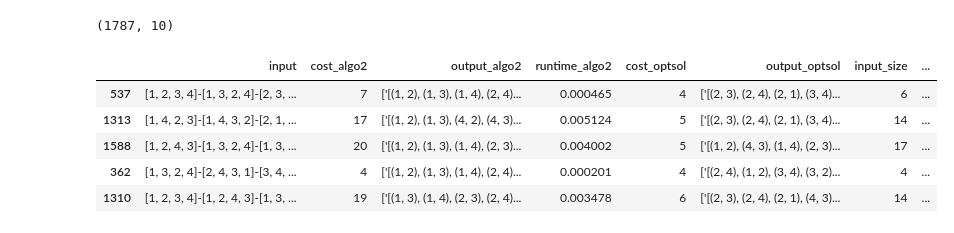
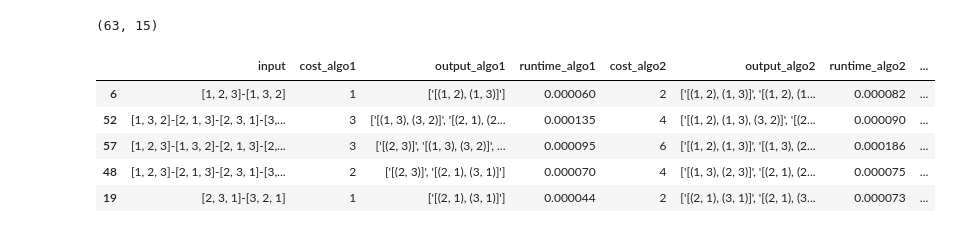
Before and after one commit to cjgsongsong/cs199aclthesis, a Jupyter notebook: analysis.ipynb, the cells around one changed output. Drawn from its saved outputs; the diff is of its cells as text; code cells hidden in the pictures.

```diff
--- a/analysis.ipynb
+++ b/analysis.ipynb
@@ -3,9 +3,15 @@ import matplotlib.pyplot as plt
 import numpy as np
 import pandas as pd
 
-#algo1 = pd.read_csv('results/algo1.csv')
+algo1 = pd.read_csv('results/algo1.csv')
 algo2 = pd.read_csv('results/algo2.csv')
 optsol = pd.read_csv('results/optsol.csv')
 
 pd.set_option('display.max_columns', None)
 pd.set_option('max_colwidth', None)
+# %%
+results = pd.merge(algo1, algo2, how='outer')
+results = pd.merge(results, optsol, how='outer')
+
+print(results.shape)
+results.sample(n=5)
@@ -12,21 +26,19 @@ pd.set_option('max_colwidth', None)
 # %%
-results = pd.merge(algo2, optsol, how='outer')
-
 results['input_size'] = results['input'].map(lambda x: x.count('-') + 1)
 results['vertex_count'] = results['input'].map(lambda x: x.split('-')[0].count(',') + 1)
 
-keywords = ['algo2', 'optsol']
+keywords = ['algo1', 'algo2', 'optsol']
 for keyword in keywords:
     results[f'num_rel_{keyword}'] = results[f'output_{keyword}'].map(lambda x: x.count('('))
 
 print(results.shape)
 results.sample(n=5)
 # %% [output]
-(1787, 10)
+(63, 15)
-|  | input | cost_algo2 | output_algo2 | runtime_algo2 | cost_optsol | output_optsol | input_size | ... |
-| 537 | [1, 2, 3, 4]-[1, 3, 2, 4]-[2, 3, ... | 7 | ['[(1, 2), (1, 3), (1, 4), (2, 4)... | 0.000465 | 4 | ['[(2, 3), (2, 4), (2, 1), (3, 4)... | 6 | ... |
-| 1313 | [1, 4, 2, 3]-[1, 4, 3, 2]-[2, 1, ... | 17 | ['[(1, 2), (1, 3), (4, 2), (4, 3)... | 0.005124 | 5 | ['[(2, 3), (2, 4), (2, 1), (3, 4)... | 14 | ... |
-| 1588 | [1, 2, 4, 3]-[1, 3, 2, 4]-[1, 3, ... | 20 | ['[(1, 2), (1, 3), (1, 4), (2, 3)... | 0.004002 | 5 | ['[(1, 2), (4, 3), (1, 4), (2, 3)... | 17 | ... |
-| 362 | [1, 3, 2, 4]-[2, 4, 3, 1]-[3, 4, ... | 4 | ['[(1, 2), (1, 3), (1, 4), (2, 4)... | 0.000201 | 4 | ['[(2, 4), (1, 2), (3, 4), (3, 2)... | 4 | ... |
-| 1310 | [1, 2, 3, 4]-[1, 2, 4, 3]-[1, 3, ... | 19 | ['[(1, 3), (1, 4), (2, 3), (2, 4)... | 0.003478 | 6 | ['[(2, 3), (2, 4), (2, 1), (4, 3)... | 14 | ... |
+|  | input | cost_algo1 | output_algo1 | runtime_algo1 | cost_algo2 | output_algo2 | runtime_algo2 | ... |
+| 6 | [1, 2, 3]-[1, 3, 2] | 1 | ['[(1, 2), (1, 3)]'] | 0.000060 | 2 | ['[(1, 2), (1, 3)]', '[(1, 2), (1... | 0.000082 | ... |
+| 52 | [1, 3, 2]-[2, 1, 3]-[2, 3, 1]-[3,... | 3 | ['[(1, 3), (3, 2)]', '[(2, 1), (2... | 0.000135 | 4 | ['[(1, 2), (1, 3), (3, 2)]', '[(2... | 0.000090 | ... |
+| 57 | [1, 2, 3]-[1, 3, 2]-[2, 1, 3]-[2,... | 3 | ['[(2, 3)]', '[(1, 3), (3, 2)]', ... | 0.000095 | 6 | ['[(1, 2), (1, 3)]', '[(1, 3), (2... | 0.000186 | ... |
+| 48 | [1, 2, 3]-[2, 1, 3]-[2, 3, 1]-[3,... | 2 | ['[(2, 3)]', '[(2, 1), (3, 1)]'] | 0.000070 | 4 | ['[(1, 3), (2, 3)]', '[(2, 1), (2... | 0.000075 | ... |
+| 19 | [2, 3, 1]-[3, 2, 1] | 1 | ['[(2, 1), (3, 1)]'] | 0.000044 | 2 | ['[(2, 1), (3, 1)]', '[(2, 1), (3... | 0.000073 | ... |
 # %%
```
Also changed, not shown: parts of 5 cells of this notebook, 9 other files.
